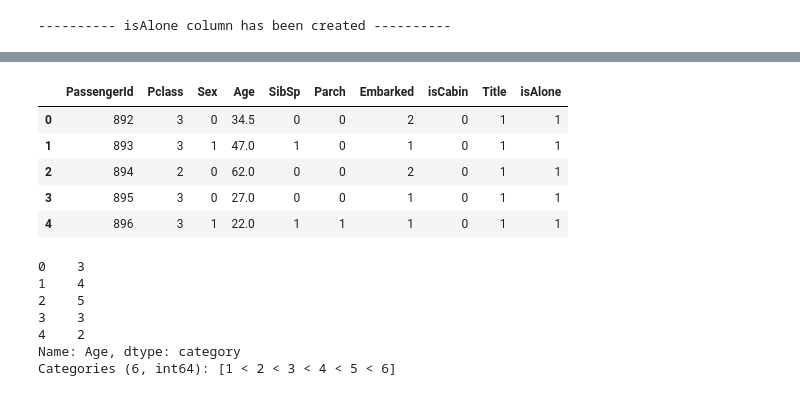
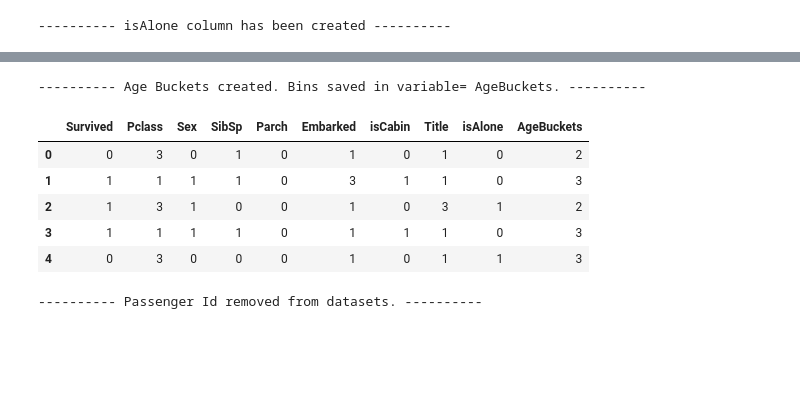
Before and after one commit to MateuszKonopelski/Kaggle, a Jupyter notebook: Project1_Titanic/Titanic_code.ipynb, the cells around one changed output, grey strips where cells are left out. Drawn from its saved outputs; the diff is of its cells as text; code cells hidden in the pictures; blank space fills up the shorter version.

```diff
--- a/Project1_Titanic/Titanic_code.ipynb
+++ b/Project1_Titanic/Titanic_code.ipynb
@@ -332,19 +319,29 @@ train_data.groupby('AgeBuckets')['Survived'].agg(['count','mean'])
-# %%
-test_data.head()
-# %% [output]
-|  | PassengerId | Pclass | Sex | Age | SibSp | Parch | Embarked | isCabin | Title | isAlone |
-| 0 | 892 | 3 | 0 | 34.5 | 0 | 0 | 2 | 0 | 1 | 1 |
-| 1 | 893 | 3 | 1 | 47.0 | 1 | 0 | 1 | 0 | 1 | 1 |
-| 2 | 894 | 2 | 0 | 62.0 | 0 | 0 | 2 | 0 | 1 | 1 |
-| 3 | 895 | 3 | 0 | 27.0 | 0 | 0 | 1 | 0 | 1 | 1 |
-| 4 | 896 | 3 | 1 | 22.0 | 1 | 1 | 1 | 0 | 1 | 1 |
-# %%
-pd.cut(test_data.Age, bins=bins, labels=[1, 2, 3, 4, 5, 6]).head()
-# %% [output]
-0    3
-1    4
-2    5
-3    3
-4    2
-Name: Age, dtype: category
-Categories (6, int64): [1 < 2 < 3 < 4 < 5 < 6]
+# %%
+train_data['AgeBuckets'], bins = pd.cut(train_data.Age, 6, labels=[1, 2, 3, 4, 5, 6], retbins=True)
+test_data['AgeBuckets'] = pd.cut(test_data.Age, bins=bins, labels=[1, 2, 3, 4, 5, 6])
+AgeBuckets = {1: [bins[0], bins[1]], 2: [bins[1], bins[2]], 3: [bins[2], bins[3]], 4: [bins[3], bins[4]], 5: [bins[4], bins[5]], 6: [bins[5], bins[6]]}
+train_data.drop('Age', axis=1, inplace=True)
+test_data.drop('Age', axis=1, inplace=True)
+
+print('-'*10, 'Age Buckets created. Bins saved in variable= AgeBuckets.', '-'*10)
+# %% [output]
+---------- Age Buckets created. Bins saved in variable= AgeBuckets. ----------
+# %%
+train_data['FamilySize'] = train_data.SibSp + train_data.Parch
+mask()
+
+print('-'*10, 'FamilySize has been created.', '-'*10)
+# %% [output]
+|  | Survived | Pclass | Sex | SibSp | Parch | Embarked | isCabin | Title | isAlone | AgeBuckets |
+| 0 | 0 | 3 | 0 | 1 | 0 | 1 | 0 | 1 | 0 | 2 |
+| 1 | 1 | 1 | 1 | 1 | 0 | 3 | 1 | 1 | 0 | 3 |
+| 2 | 1 | 3 | 1 | 0 | 0 | 1 | 0 | 3 | 1 | 2 |
+| 3 | 1 | 1 | 1 | 1 | 0 | 1 | 1 | 1 | 0 | 3 |
+| 4 | 0 | 3 | 0 | 0 | 0 | 1 | 0 | 1 | 1 | 3 |
+# %%
+train_data.drop('PassengerId', axis=1, inplace=True)
+test_data.drop('PassengerId', axis=1, inplace=True)
+
+print('-'*10, 'Passenger Id removed from datasets.', '-'*10)
+# %% [output]
+---------- Passenger Id removed from datasets. ----------
```
Also changed, not shown: parts of 2 cells of this notebook.
